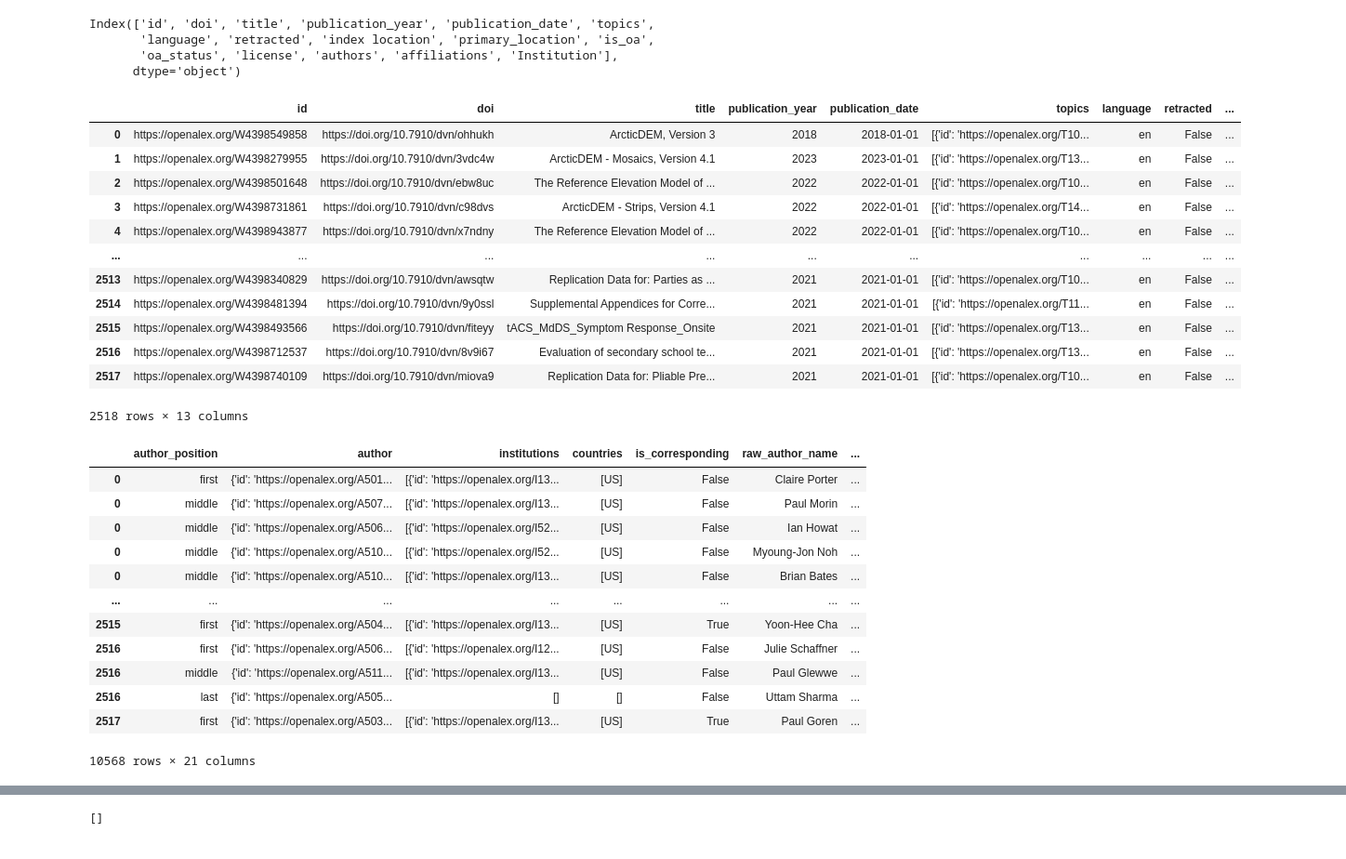
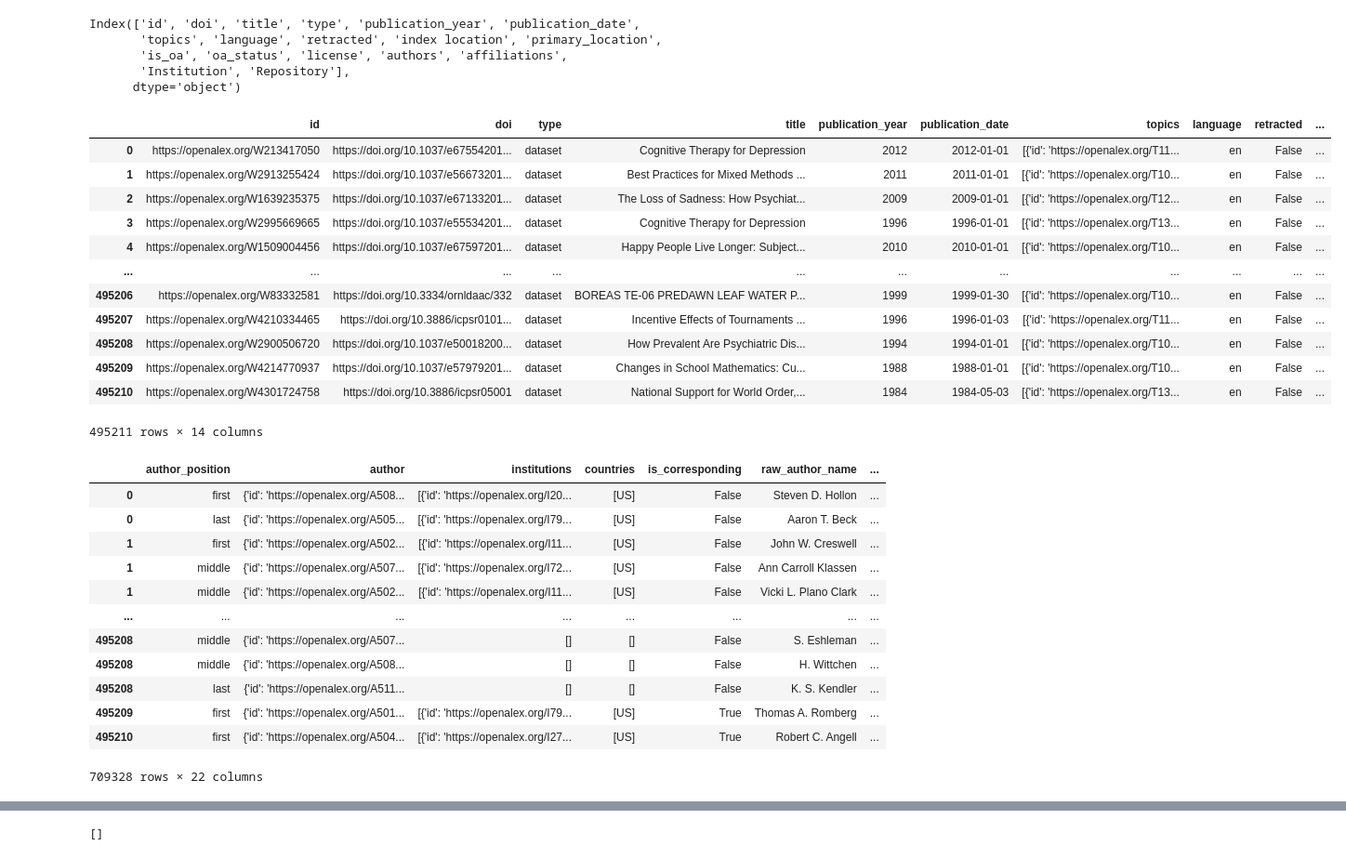
Before and after one commit to senderrr/OpenAlex, a Jupyter notebook: OpenAlex.ipynb, the cells around one changed output, grey strips where cells are left out. Shown at 93% size. Drawn from its saved outputs; the diff is of its cells as text; code cells hidden in the pictures.

```diff
--- a/OpenAlex.ipynb
+++ b/OpenAlex.ipynb
@@ -85,6 +108,6 @@ def CleanJSON(column,InputDF):
 # %%
 pd.set_option("display.max_columns", 55)
 # %%
-df = pd.read_json('OpenAlexMNData.json')
+df = pd.read_json('OpenAlexData.json')
 df.head()
 # %% [output]
@@ -123,3 +147,18 @@ df
+# %%
+# normalize columns data
+primary_location_df = pd.json_normalize(df['primary_location'])
+
+
+# extract only display name column
+primary_location_df = primary_location_df[['display_name']]
+
+#rename display name column
+primary_location_df = primary_location_df.rename(columns={'display_name': 'Repository'})
+
+#primary_location_df = primary_location_df.reindex(range(primary_location_df.index.min(), primary_location_df .index.max()+1))
+
+# concat display name column to main df
+df = pd.concat([df, primary_location_df], axis=1)
 # %%
 # Use function to normalize Authors nested list
 authors_df = CleanJSON('authors', df)
@@ -142,48 +201,49 @@ authors_df
 # %%
 df.columns
 # %% [output]
-Index(['id', 'doi', 'title', 'publication_year', 'publication_date', 'topics',
-       'language', 'retracted', 'index location', 'primary_location', 'is_oa',
-       'oa_status', 'license', 'authors', 'affiliations', 'Institution'],
+Index(['id', 'doi', 'title', 'type', 'publication_year', 'publication_date',
+       'topics', 'language', 'retracted', 'index location', 'primary_location',
+       'is_oa', 'oa_status', 'license', 'authors', 'affiliations',
+       'Institution', 'Repository'],
       dtype='object')
 # %%
 # Create new DataFrame to concat original data from
-new_df = df[['id', 'doi', 'title', 'publication_year', 'publication_date', 'topics',
-       'language', 'retracted', 'index location', 'primary_location', 'is_oa',
-       'oa_status', 'license']].copy()
+new_df = df[['id', 'doi', 'type', 'title', 'publication_year', 'publication_date', 'topics',
+       'language', 'retracted', 'index location', 'is_oa',
+       'oa_status', 'license', 'Repository']].copy()
 new_df
 # %% [output]
-|  | id | doi | title | publication_year | publication_date | topics | language | retracted | ... |
-| 0 | https://openalex.org/W4398549858 | https://doi.org/10.7910/dvn/ohhukh | ArcticDEM, Version 3 | 2018 | 2018-01-01 | [{'id': 'https://openalex.org/T10... | en | False | ... |
-| 1 | https://openalex.org/W4398279955 | https://doi.org/10.7910/dvn/3vdc4w | ArcticDEM - Mosaics, Version 4.1 | 2023 | 2023-01-01 | [{'id': 'https://openalex.org/T13... | en | False | ... |
-| 2 | https://openalex.org/W4398501648 | https://doi.org/10.7910/dvn/ebw8uc | The Reference Elevation Model of ... | 2022 | 2022-01-01 | [{'id': 'https://openalex.org/T10... | en | False | ... |
-| 3 | https://openalex.org/W4398731861 | https://doi.org/10.7910/dvn/c98dvs | ArcticDEM - Strips, Version 4.1 | 2022 | 2022-01-01 | [{'id': 'https://openalex.org/T14... | en | False | ... |
-| 4 | https://openalex.org/W4398943877 | https://doi.org/10.7910/dvn/x7ndny | The Reference Elevation Model of ... | 2022 | 2022-01-01 | [{'id': 'https://openalex.org/T10... | en | False | ... |
-| ... | ... | ... | ... | ... | ... | ... | ... | ... | ... |
-| 2513 | https://openalex.org/W4398340829 | https://doi.org/10.7910/dvn/awsqtw | Replication Data for: Parties as ... | 2021 | 2021-01-01 | [{'id': 'https://openalex.org/T10... | en | False | ... |
-| 2514 | https://openalex.org/W4398481394 | https://doi.org/10.7910/dvn/9y0ssl | Supplemental Appendices for Corre... | 2021 | 2021-01-01 | [{'id': 'https://openalex.org/T11... | en | False | ... |
-| 2515 | https://openalex.org/W4398493566 | https://doi.org/10.7910/dvn/fiteyy | tACS_MdDS_Symptom Response_Onsite | 2021 | 2021-01-01 | [{'id': 'https://openalex.org/T13... | en | False | ... |
-| 2516 | https://openalex.org/W4398712537 | https://doi.org/10.7910/dvn/8v9i67 | Evaluation of secondary school te... | 2021 | 2021-01-01 | [{'id': 'https://openalex.org/T13... | en | False | ... |
-| 2517 | https://openalex.org/W4398740109 | https://doi.org/10.7910/dvn/miova9 | Replication Data for: Pliable Pre... | 2021 | 2021-01-01 | [{'id': 'https://openalex.org/T10... | en | False | ... |
+|  | id | doi | type | title | publication_year | publication_date | topics | language | retracted | ... |
+| 0 | https://openalex.org/W213417050 | https://doi.org/10.1037/e67554201... | dataset | Cognitive Therapy for Depression | 2012 | 2012-01-01 | [{'id': 'https://openalex.org/T11... | en | False | ... |
+| 1 | https://openalex.org/W2913255424 | https://doi.org/10.1037/e56673201... | dataset | Best Practices for Mixed Methods ... | 2011 | 2011-01-01 | [{'id': 'https://openalex.org/T10... | en | False | ... |
+| 2 | https://openalex.org/W1639235375 | https://doi.org/10.1037/e67133201... | dataset | The Loss of Sadness: How Psychiat... | 2009 | 2009-01-01 | [{'id': 'https://openalex.org/T12... | en | False | ... |
+| 3 | https://openalex.org/W2995669665 | https://doi.org/10.1037/e55534201... | dataset | Cognitive Therapy for Depression | 1996 | 1996-01-01 | [{'id': 'https://openalex.org/T13... | en | False | ... |
+| 4 | https://openalex.org/W1509004456 | https://doi.org/10.1037/e67597201... | dataset | Happy People Live Longer: Subject... | 2010 | 2010-01-01 | [{'id': 'https://openalex.org/T10... | en | False | ... |
+| ... | ... | ... | ... | ... | ... | ... | ... | ... | ... | ... |
+| 495206 | https://openalex.org/W83332581 | https://doi.org/10.3334/ornldaac/332 | dataset | BOREAS TE-06 PREDAWN LEAF WATER P... | 1999 | 1999-01-30 | [{'id': 'https://openalex.org/T10... | en | False | ... |
+| 495207 | https://openalex.org/W4210334465 | https://doi.org/10.3886/icpsr0101... | dataset | Incentive Effects of Tournaments ... | 1996 | 1996-01-03 | [{'id': 'https://openalex.org/T11... | en | False | ... |
+| 495208 | https://openalex.org/W2900506720 | https://doi.org/10.1037/e50018200... | dataset | How Prevalent Are Psychiatric Dis... | 1994 | 1994-01-01 | [{'id': 'https://openalex.org/T10... | en | False | ... |
+| 495209 | https://openalex.org/W4214770937 | https://doi.org/10.1037/e57979201... | dataset | Changes in School Mathematics: Cu... | 1988 | 1988-01-01 | [{'id': 'https://openalex.org/T10... | en | False | ... |
+| 495210 | https://openalex.org/W4301724758 | https://doi.org/10.3886/icpsr05001 | dataset | National Support for World Order,... | 1984 | 1984-05-03 | [{'id': 'https://openalex.org/T13... | en | False | ... |
-2518 rows × 13 columns
+495211 rows × 14 columns
 # %%
 # concat original data to unnested authors_df
 authors_df = pd.concat([authors_df, new_df], axis=1)
 authors_df
 # %% [output]
 |  | author_position | author | institutions | countries | is_corresponding | raw_author_name | ... |
-| 0 | first | {'id': 'https://openalex.org/A501... | [{'id': 'https://openalex.org/I13... | [US] | False | Claire Porter | ... |
-| 0 | middle | {'id': 'https://openalex.org/A507... | [{'id': 'https://openalex.org/I13... | [US] | False | Paul Morin | ... |
-| 0 | middle | {'id': 'https://openalex.org/A506... | [{'id': 'https://openalex.org/I52... | [US] | False | Ian Howat | ... |
-| 0 | middle | {'id': 'https://openalex.org/A510... | [{'id': 'https://openalex.org/I52... | [US] | False | Myoung-Jon Noh | ... |
-| 0 | middle | {'id': 'https://openalex.org/A510... | [{'id': 'https://openalex.org/I13... | [US] | False | Brian Bates | ... |
+| 0 | first | {'id': 'https://openalex.org/A508... | [{'id': 'https://openalex.org/I20... | [US] | False | Steven D. Hollon | ... |
+| 0 | last | {'id': 'https://openalex.org/A505... | [{'id': 'https://openalex.org/I79... | [US] | False | Aaron T. Beck | ... |
+| 1 | first | {'id': 'https://openalex.org/A502... | [{'id': 'https://openalex.org/I11... | [US] | False | John W. Creswell | ... |
+| 1 | middle | {'id': 'https://openalex.org/A507... | [{'id': 'https://openalex.org/I72... | [US] | False | Ann Carroll Klassen | ... |
+| 1 | middle | {'id': 'https://openalex.org/A502... | [{'id': 'https://openalex.org/I11... | [US] | False | Vicki L. Plano Clark | ... |
 | ... | ... | ... | ... | ... | ... | ... | ... |
-| 2515 | first | {'id': 'https://openalex.org/A504... | [{'id': 'https://openalex.org/I13... | [US] | True | Yoon-Hee Cha | ... |
-| 2516 | first | {'id': 'https://openalex.org/A506... | [{'id': 'https://openalex.org/I12... | [US] | False | Julie Schaffner | ... |
-| 2516 | middle | {'id': 'https://openalex.org/A511... | [{'id': 'https://openalex.org/I13... | [US] | False | Paul Glewwe | ... |
-| 2516 | last | {'id': 'https://openalex.org/A505... | [] | [] | False | Uttam Sharma | ... |
-| 2517 | first | {'id': 'https://openalex.org/A503... | [{'id': 'https://openalex.org/I13... | [US] | True | Paul Goren | ... |
+| 495208 | middle | {'id': 'https://openalex.org/A507... | [] | [] | False | S. Eshleman | ... |
+| 495208 | middle | {'id': 'https://openalex.org/A508... | [] | [] | False | H. Wittchen | ... |
+| 495208 | last | {'id': 'https://openalex.org/A511... | [] | [] | False | K. S. Kendler | ... |
+| 495209 | first | {'id': 'https://openalex.org/A501... | [{'id': 'https://openalex.org/I79... | [US] | True | Thomas A. Romberg | ... |
+| 495210 | first | {'id': 'https://openalex.org/A504... | [{'id': 'https://openalex.org/I27... | [US] | True | Robert C. Angell | ... |
-10568 rows × 21 columns
+709328 rows × 22 columns
 # %%
 # reset index to concat with author information_df
 authors_df = authors_df.reset_index()
```
Also changed, not shown: parts of 48 cells of this notebook, 3 other files.
